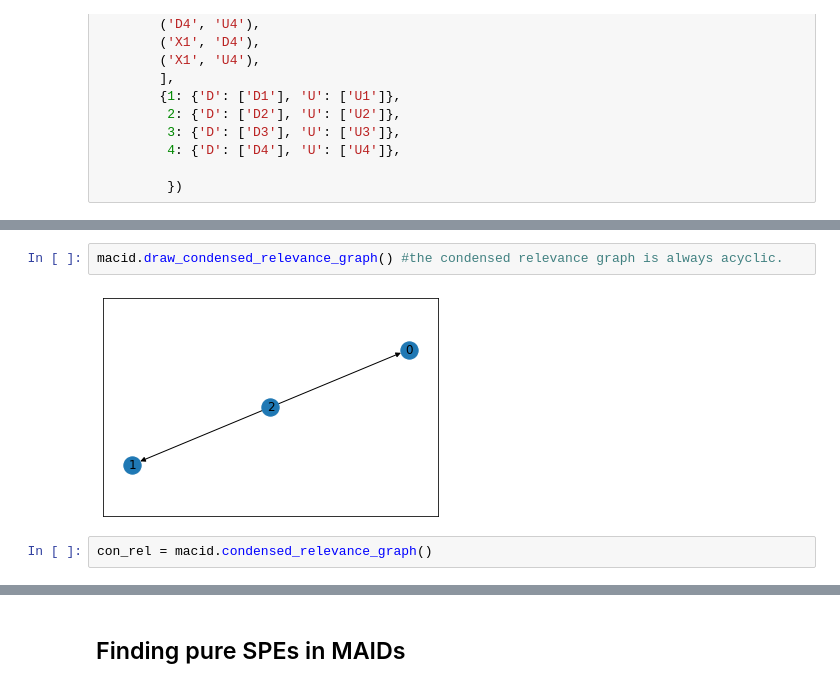
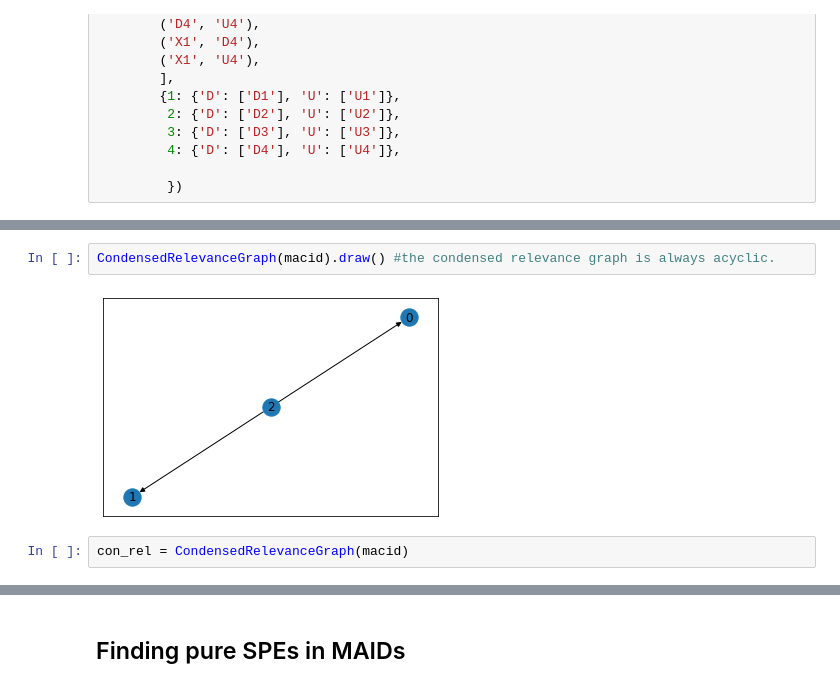
Before and after one commit to causalincentives/pycid, a Jupyter notebook: notebooks/MACID_Basics_Tutorial.ipynb, the cells around one changed output, grey strips where cells are left out. Saved outputs shown, nothing was run; the diff lists cells and outputs as text.

```diff
--- a/notebooks/MACID_Basics_Tutorial.ipynb
+++ b/notebooks/MACID_Basics_Tutorial.ipynb
@@ -172,9 +173,9 @@ macid.draw_sccs() #each SCC of the MACID's relevance graph is assigned a unique
 # %%
-macid.draw_condensed_relevance_graph() #the condensed relevance graph is always acyclic.
+CondensedRelevanceGraph(macid).draw() #the condensed relevance graph is always acyclic.
 # %% [output]
-[figure, old version]
+[figure, new version]
 # %%
-con_rel = macid.condensed_relevance_graph()
+con_rel = CondensedRelevanceGraph(macid)
 # %%
 con_rel.graph['mapping']  # this tells you which SCC each decision node is in.
 # %% [output]
```
Also changed, not shown: parts of 14 cells of this notebook, 5 other files.
